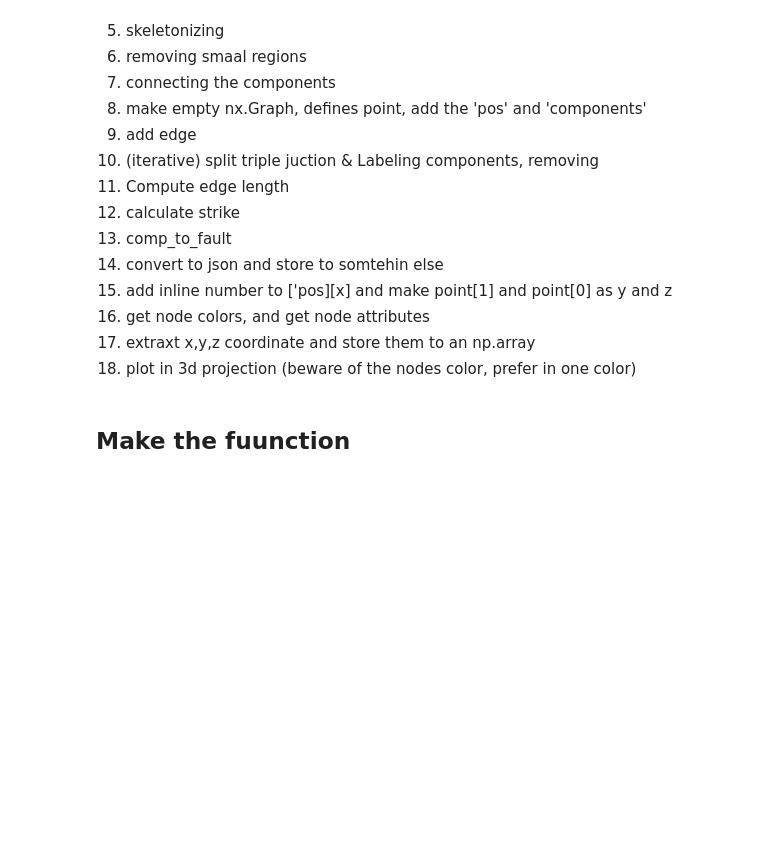
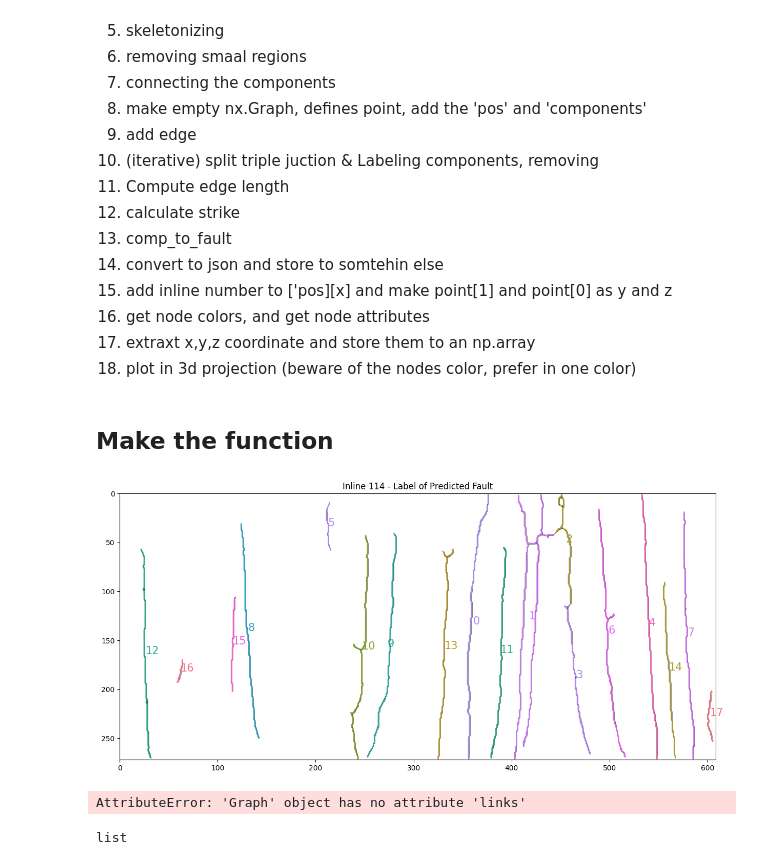
Before and after one commit to thilowrona/fatbox_tutorials, a Jupyter notebook: Main Processing for Fault Labeling.ipynb, the cells around one changed output. Saved outputs shown, nothing was run; the diff lists cells and outputs as text; code cells hidden in the pictures; blank space fills up the shorter version.

Commit message:
make new file with major changes for processing pipeline

```diff
--- a/Main Processing for Fault Labeling.ipynb
+++ b/Main Processing for Fault Labeling.ipynb
@@ -45,15 +47,4 @@ from fatbox.plots import *
 18. extraxt x,y,z coordinate and store them to an np.array
 19. plot in 3d projection (beware of the nodes color, prefer in one color)
 # %% [markdown]
-## Make the fuunction
+## Make the function
-# %%
-def processing_full():
-
-    # 1. open the data
-    """can use iterative function on a list
-    containt files and store them to an object"""
-
-
-
-    # return json file sek
-    return none
@@ -59,0 +187,27 @@ def processing_full():
+# %%
+inline_14 = r'D:\PYTHON\fatbox\fatbox_tutorials\Predicted_fault_data\Kerry_inline_114.png'
+a = processing_full(inline_14, plot=True, get_3d_data=True)
+# %% [output]
+[figure, added]
+AttributeError: 'Graph' object has no attribute 'links'
+# %%
+b = a[1]
+edges=list(b.edges(data=True))
+
+edge_color_list=[]
+
+# a = 0
+for e in edges:
+    # a += 1
+    if e[2]['length'] <= 2.0:
+        # print(e[2]['length'])
+        edge_color_list.append('tab:blue')
+    else:
+        b.remove_edge(*e[:2])
+
+edges_new = list(b.edges(data=True))
+# for e in edges:
+#     print(e)
+type(edges_new)
+# %% [output]
+list
```
Also changed, not shown: parts of 10 cells of this notebook, 1 other file.
